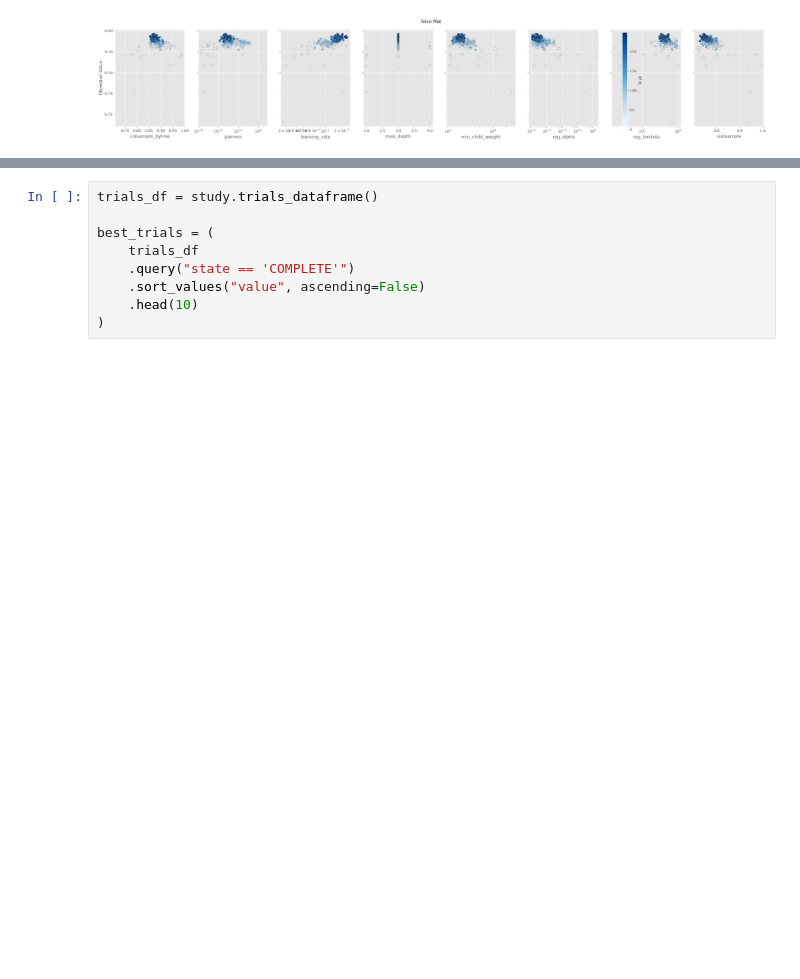
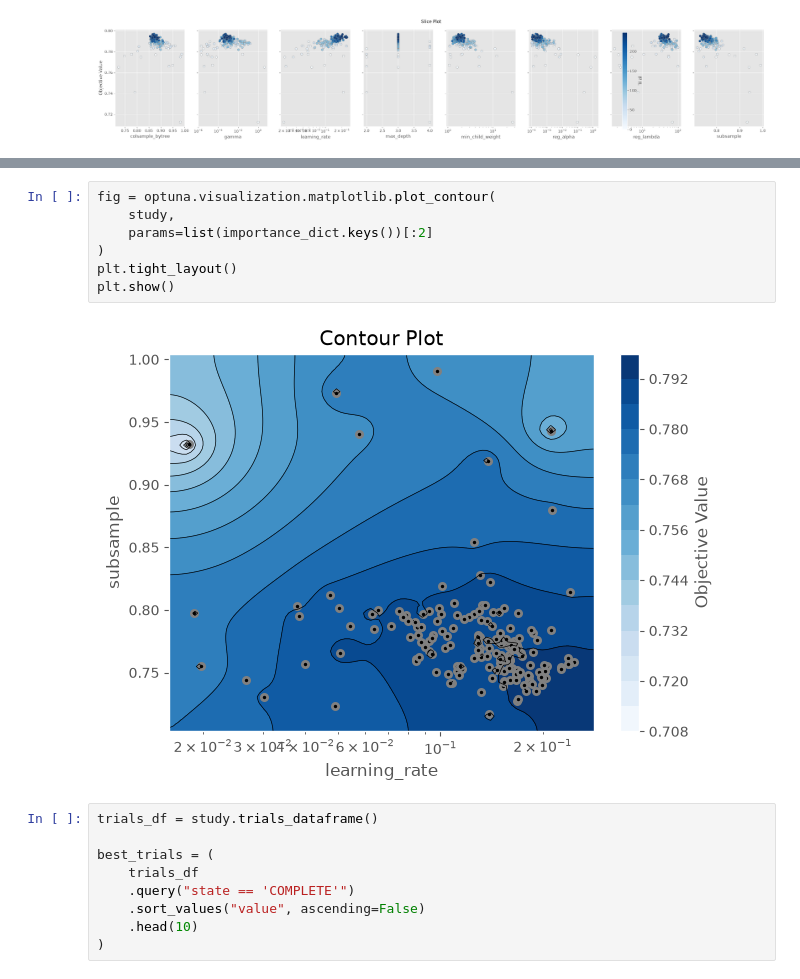
Before and after one commit to MonoJello/credit-risk, a Jupyter notebook: code/02b model xgb woe.ipynb, the cells around one changed output, grey strips where cells are left out. Drawn from its saved outputs; the diff is of its cells as text; blank space fills up the shorter version.

```diff
--- a/code/02b model xgb woe.ipynb
+++ b/code/02b model xgb woe.ipynb
@@ -274,3 +254,12 @@ plt.show()
+# %%
+fig = optuna.visualization.matplotlib.plot_contour(
+    study,
+    params=list(importance_dict.keys())[:2]
+)
+plt.tight_layout()
+plt.show()
+# %% [output]
+[figure, added]
 # %%
 trials_df = study.trials_dataframe()
 
```
Also changed, not shown: parts of 7 cells of this notebook, 1 other file.
